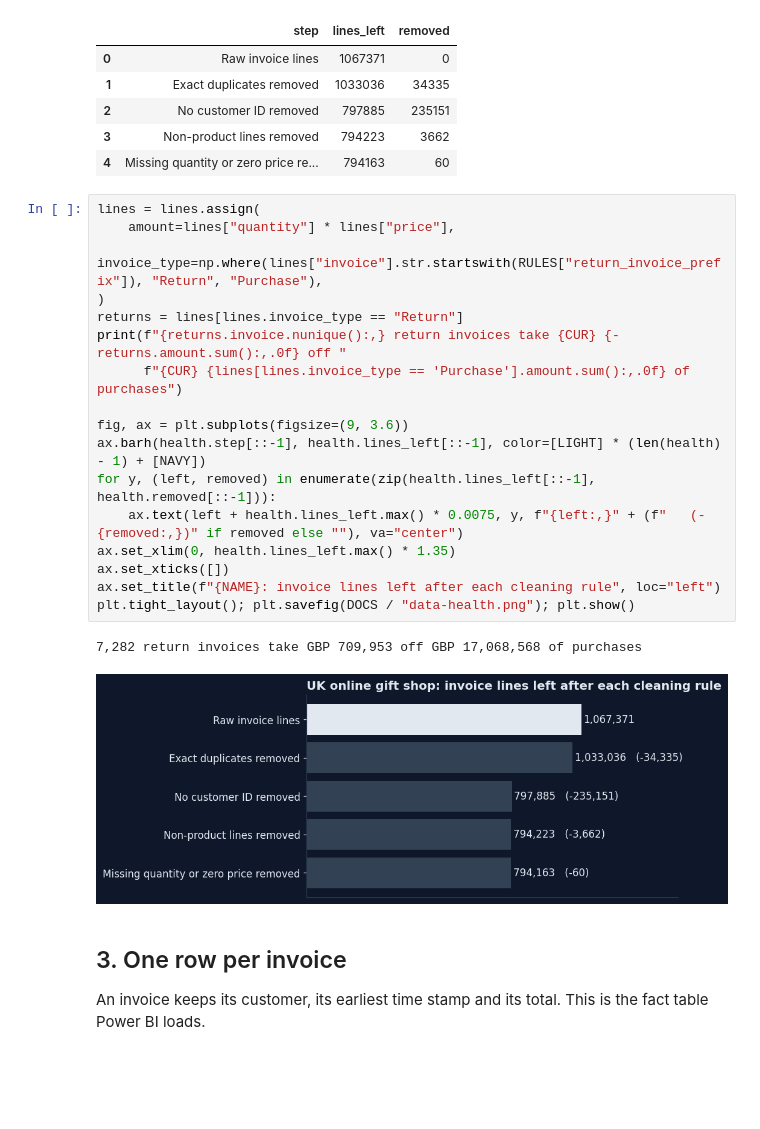
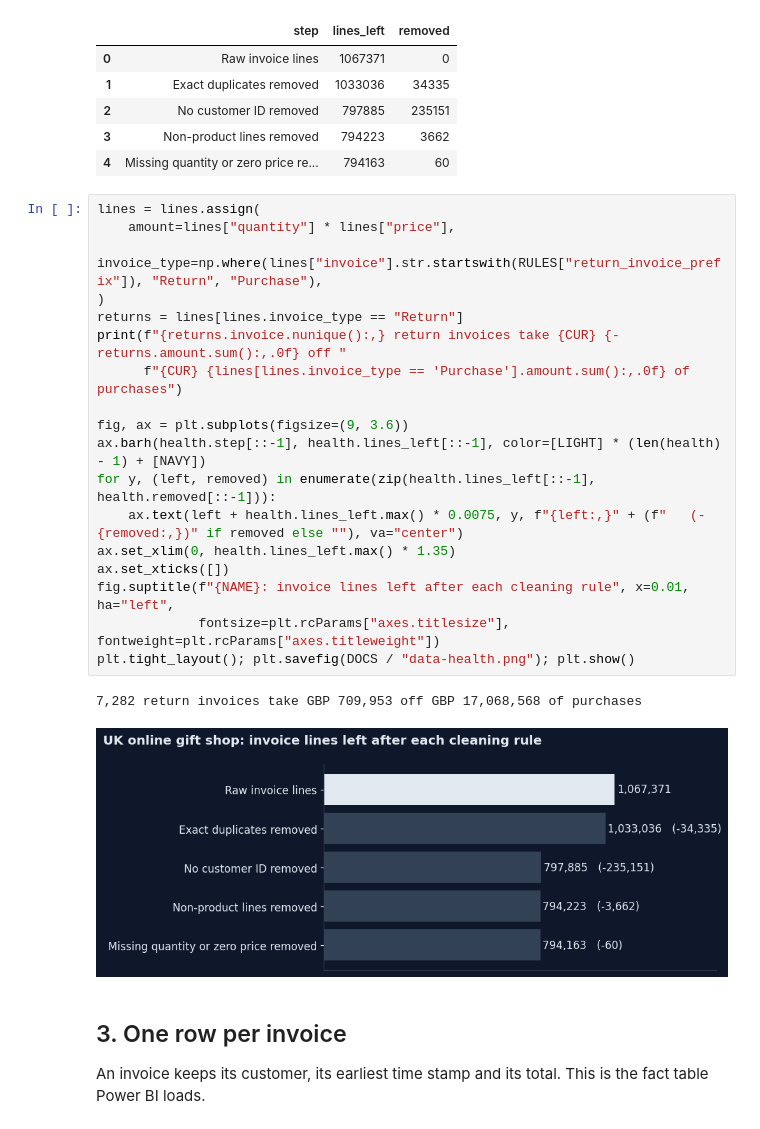
Before and after one commit to omarshalabyy1/customer-segments, a Jupyter notebook: analysis/analysis.ipynb, the cells around one changed output. Drawn from its saved outputs; the diff is of its cells as text; blank space fills up the shorter version.

Commit message:
Data health chart: title no longer cut off

```diff
--- a/analysis/analysis.ipynb
+++ b/analysis/analysis.ipynb
@@ -96,23 +96,24 @@ Revenue on lines with no customer ID: 13.6%
 # %%
 lines = lines.assign(
     amount=lines["quantity"] * lines["price"],
     invoice_type=np.where(lines["invoice"].str.startswith(RULES["return_invoice_prefix"]), "Return", "Purchase"),
 )
 returns = lines[lines.invoice_type == "Return"]
 print(f"{returns.invoice.nunique():,} return invoices take {CUR} {-returns.amount.sum():,.0f} off "
       f"{CUR} {lines[lines.invoice_type == 'Purchase'].amount.sum():,.0f} of purchases")
 
 fig, ax = plt.subplots(figsize=(9, 3.6))
 ax.barh(health.step[::-1], health.lines_left[::-1], color=[LIGHT] * (len(health) - 1) + [NAVY])
 for y, (left, removed) in enumerate(zip(health.lines_left[::-1], health.removed[::-1])):
     ax.text(left + health.lines_left.max() * 0.0075, y, f"{left:,}" + (f"   (-{removed:,})" if removed else ""), va="center")
 ax.set_xlim(0, health.lines_left.max() * 1.35)
 ax.set_xticks([])
-ax.set_title(f"{NAME}: invoice lines left after each cleaning rule", loc="left")
+fig.suptitle(f"{NAME}: invoice lines left after each cleaning rule", x=0.01, ha="left",
+             fontsize=plt.rcParams["axes.titlesize"], fontweight=plt.rcParams["axes.titleweight"])
 plt.tight_layout(); plt.savefig(DOCS / "data-health.png"); plt.show()
 # %% [output]
 7,282 return invoices take GBP 709,953 off GBP 17,068,568 of purchases
-[figure, old version]
+[figure, new version]
 # %% [markdown]
 ## 3. One row per invoice
 
```
Also changed, not shown: 1 other file.
